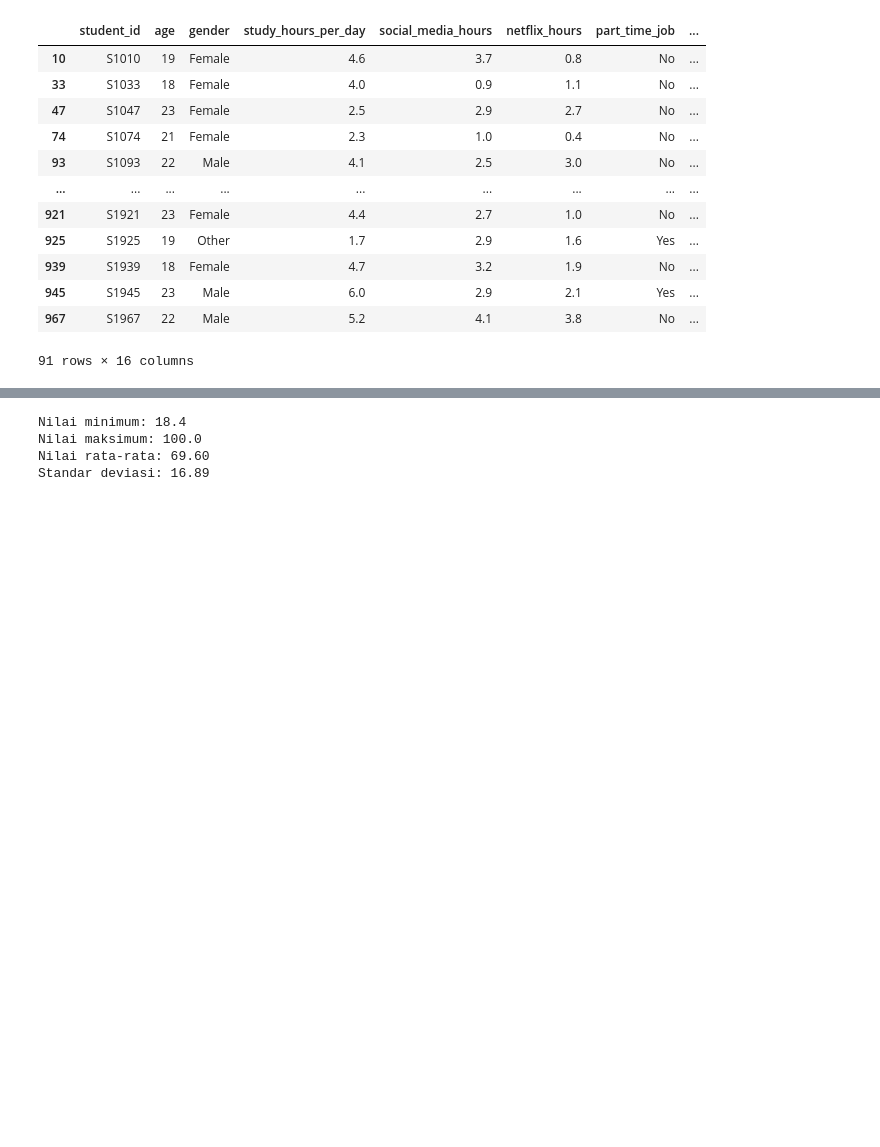
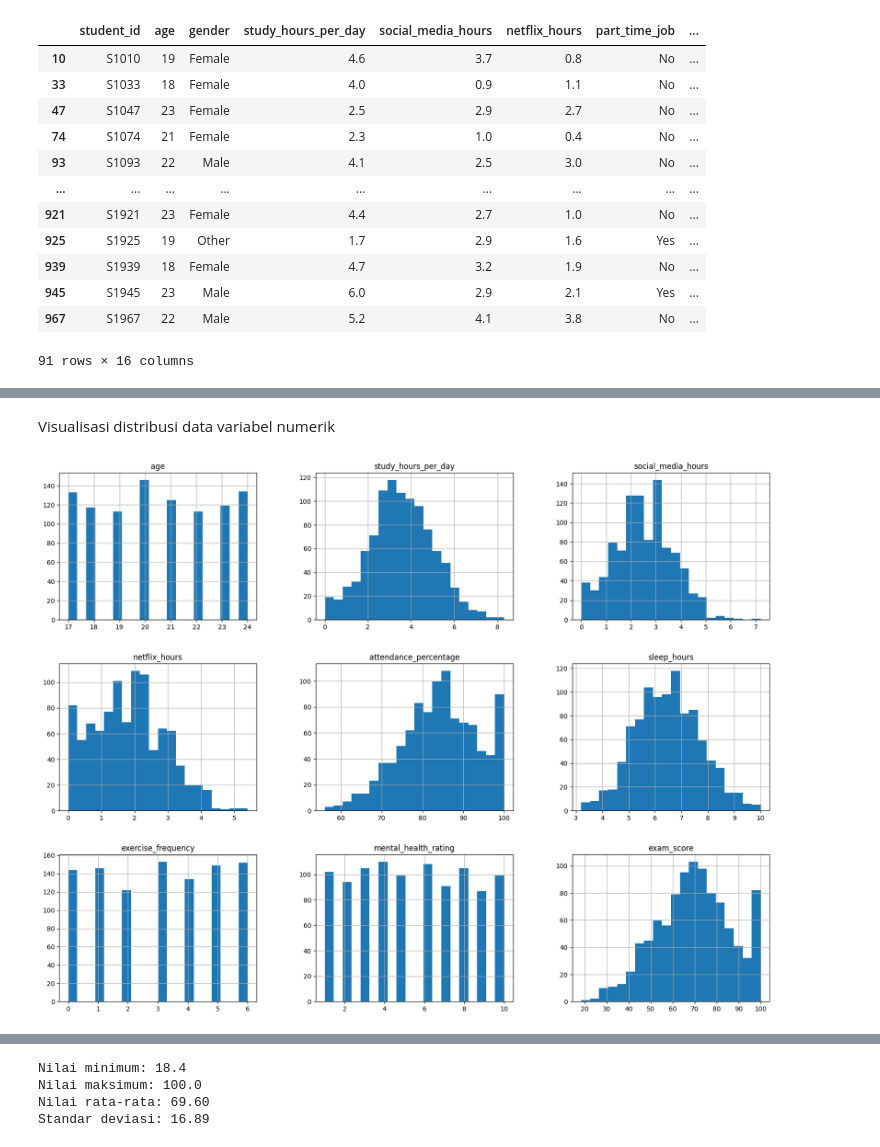
Before and after one commit to ardanngrha/student-habits-vs-academic-performance, a Jupyter notebook: notebook.ipynb, the cells around one changed output, grey strips where cells are left out. Saved outputs shown, nothing was run; the diff lists cells and outputs as text; code cells hidden in the pictures; blank space fills up the shorter version.

```diff
--- a/notebook.ipynb
+++ b/notebook.ipynb
@@ -147,0 +171,8 @@ plt.show()
+# %% [markdown]
+Visualisasi distribusi data variabel numerik
+# %%
+# Histogram semua kolom
+df.hist(bins=20, figsize=(20, 15))
+plt.show()
+# %% [output]
+[figure, added]
```
Also changed, not shown: parts of 57 cells of this notebook, 2 other files.
